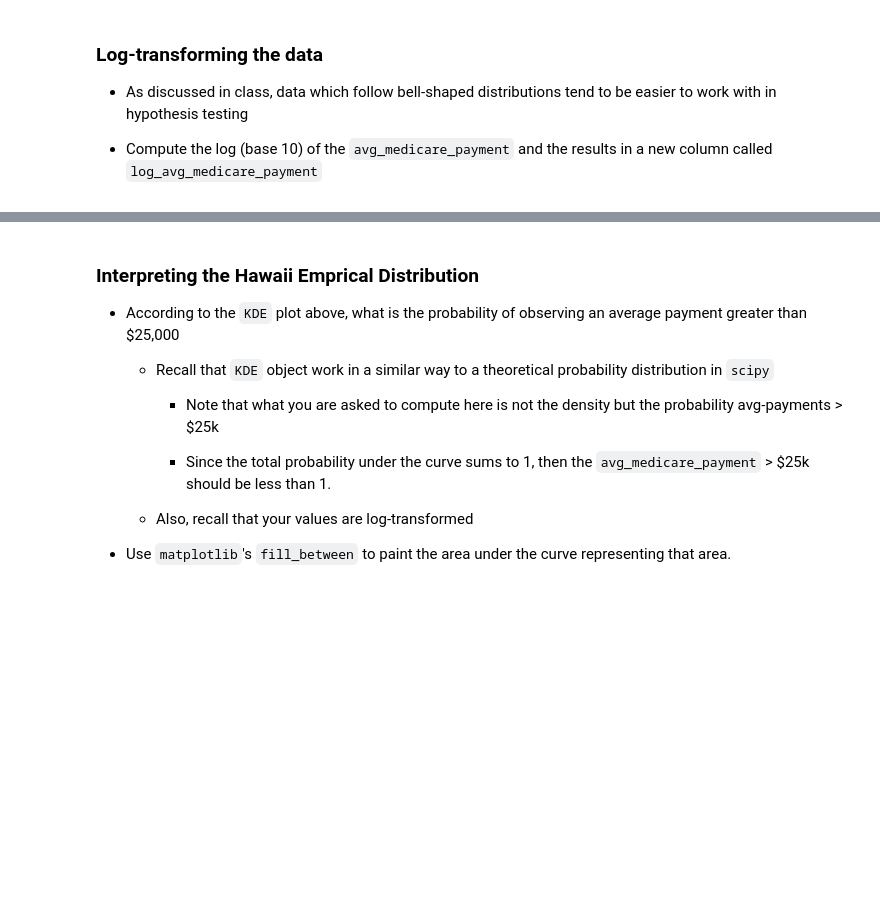
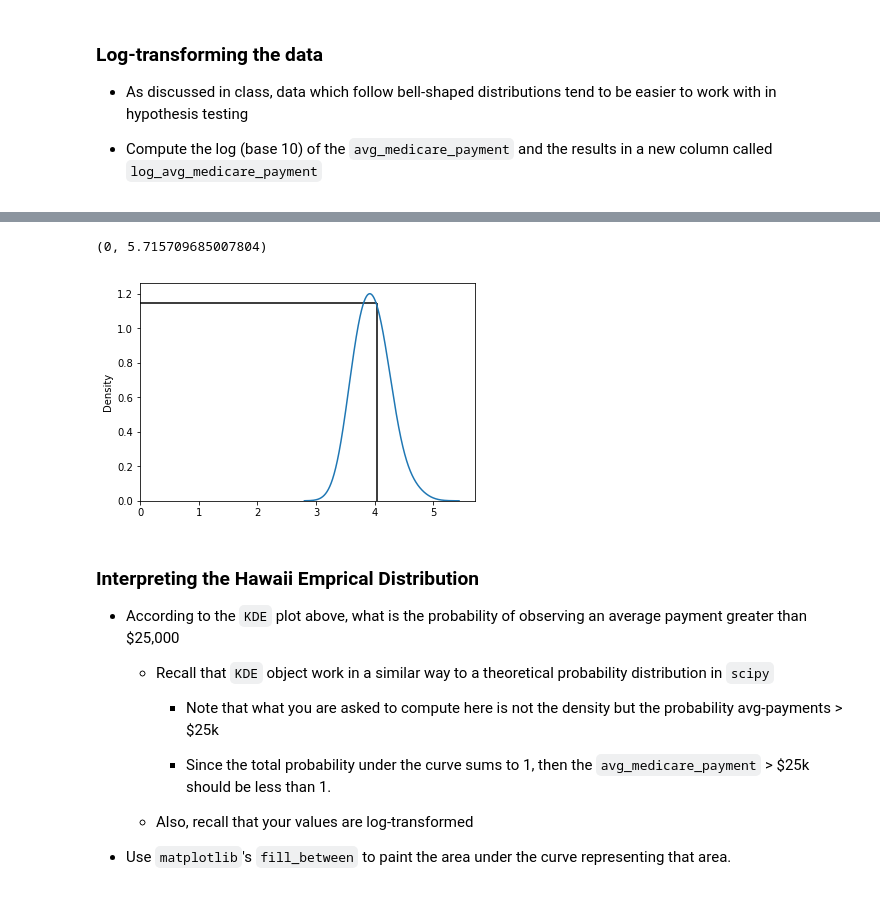
Before and after one commit to nlaranio/assignment-2-simulations-mahdi-b, a Jupyter notebook: Assignment_2.ipynb, the cells around one changed output, grey strips where cells are left out. Cells and saved outputs as stored; diff of their text form; code cells hidden in the pictures; blank space fills up the shorter version.

```diff
--- a/Assignment_2.ipynb
+++ b/Assignment_2.ipynb
@@ -788,7 +767,16 @@ Name: log_avg_medicare_payment, Length: 442, dtype: float64
 # %%
 # Write your code here
 hawaii_avg_payment = payment_data.loc[payment_data['state'] == 'HI']['avg_medicare_payment'].reset_index(drop=True)
-hawaii_avg_payment =
+log_hawaii_avg_payment = math.log10(hawaii_avg_payment.mean())
+hawaii_log_avg_payment.plot.kde(bw_method=.8)
+
+plt.hlines(1.15,0,log_hawaii_avg_payment)
+plt.vlines(log_hawaii_avg_payment,0,1.15)
+plt.ylim(bottom=0)
+plt.xlim(left=0)
+# %% [output]
+(0, 5.715709685007804)
+[figure, added]
 # %% [markdown]
 ### Interpreting the Hawaii Emprical Distribution
 
```
Also changed, not shown: parts of 1 cell of this notebook.
